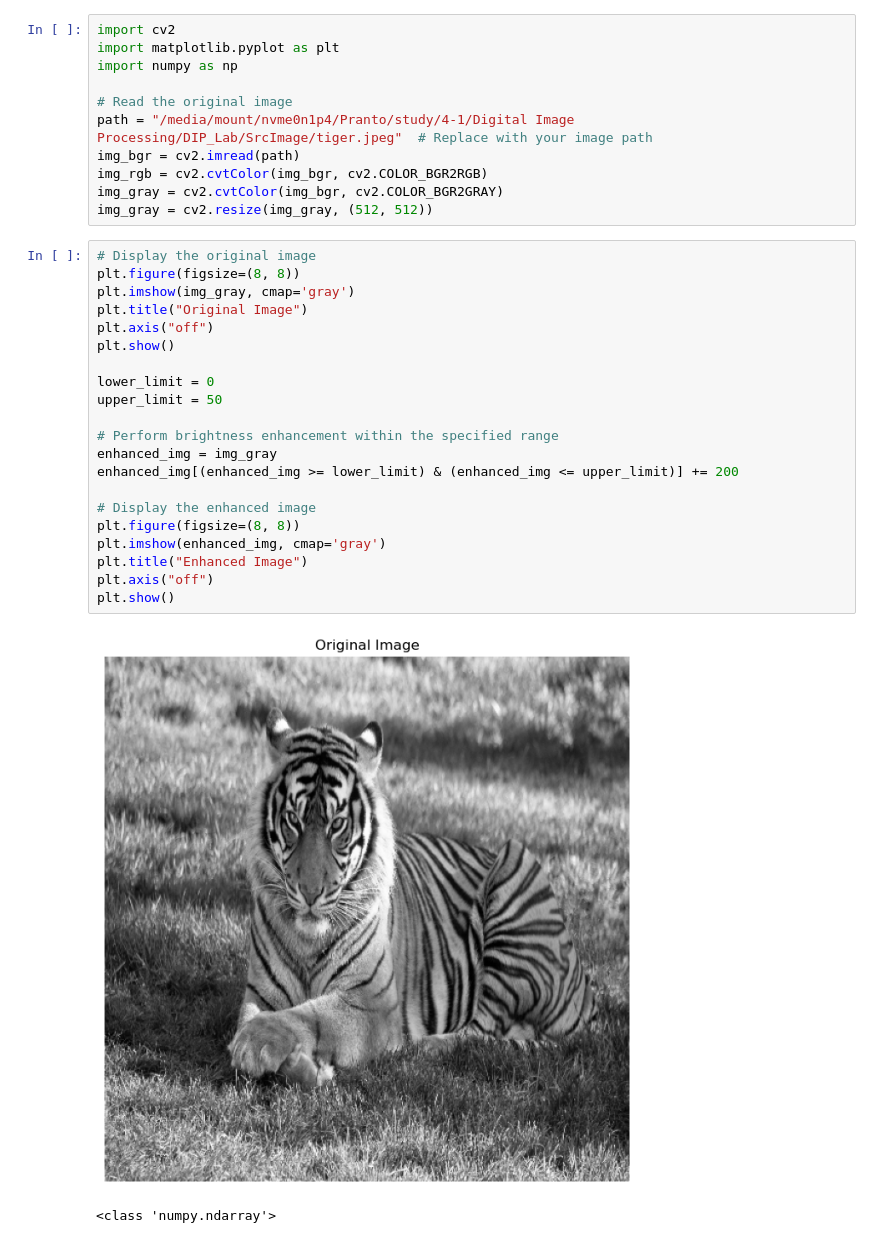
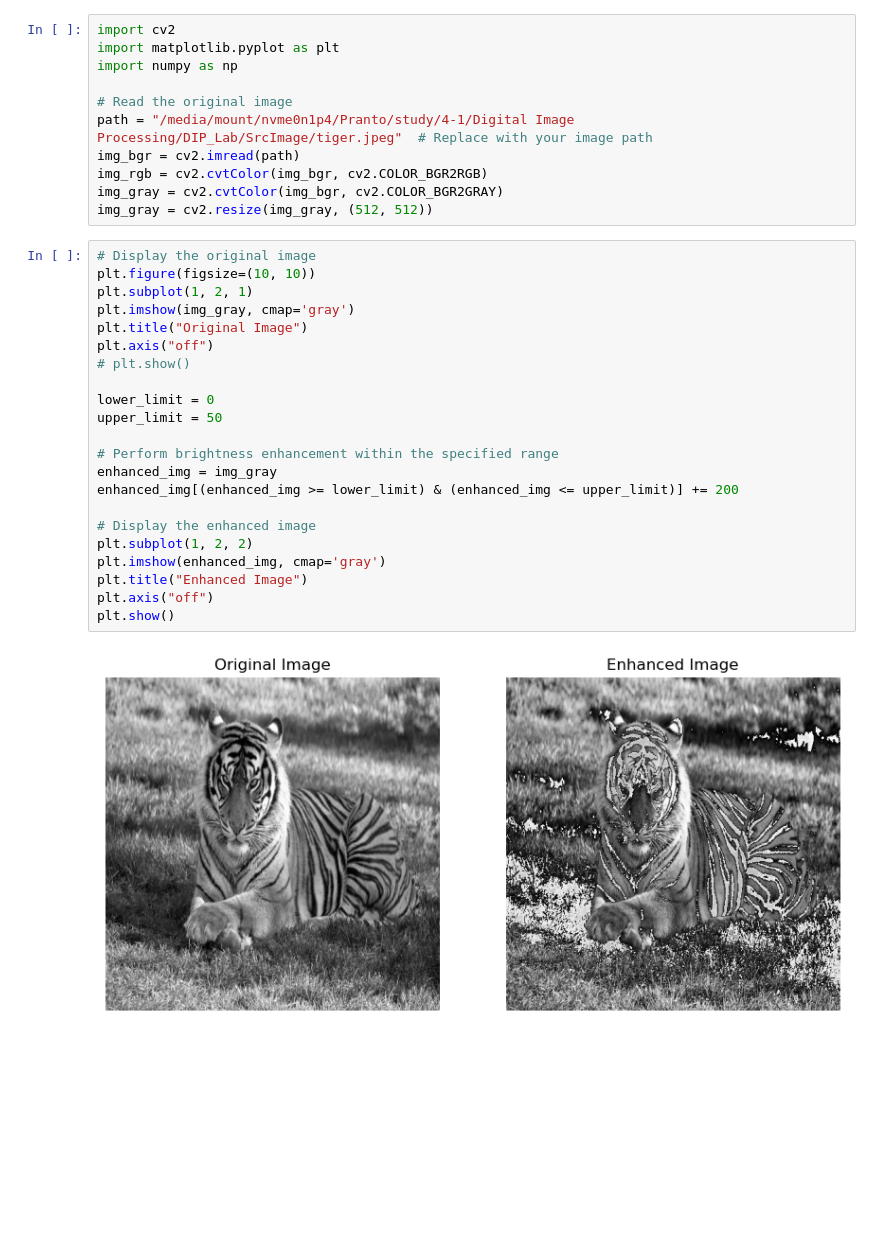
Before and after one commit to AshiqPranto/DigitalImageProcessingLab_CSE4181, a Jupyter notebook: Task2/2_a.ipynb, the cells around one changed output. Drawn from its saved outputs; the diff is of its cells as text; blank space fills up the shorter version.

```diff
--- a/Task2/2_a.ipynb
+++ b/Task2/2_a.ipynb
@@ -11,25 +11,25 @@ img_gray = cv2.cvtColor(img_bgr, cv2.COLOR_BGR2GRAY)
 img_gray = cv2.resize(img_gray, (512, 512))
 # %%
 # Display the original image
-plt.figure(figsize=(8, 8))
+plt.figure(figsize=(10, 10))
+plt.subplot(1, 2, 1)
 plt.imshow(img_gray, cmap='gray')
 plt.title("Original Image")
 plt.axis("off")
-plt.show()
+# plt.show()
 
 lower_limit = 0
 upper_limit = 50
 
 # Perform brightness enhancement within the specified range
 enhanced_img = img_gray
 enhanced_img[(enhanced_img >= lower_limit) & (enhanced_img <= upper_limit)] += 200
 
 # Display the enhanced image
-plt.figure(figsize=(8, 8))
+plt.subplot(1, 2, 2)
 plt.imshow(enhanced_img, cmap='gray')
 plt.title("Enhanced Image")
 plt.axis("off")
 plt.show()
 # %% [output]
-[figure, old version]
+[figure, new version]
-<class 'numpy.ndarray'>
```
Also changed, not shown: parts of 1 cell of this notebook, 3 other files.
